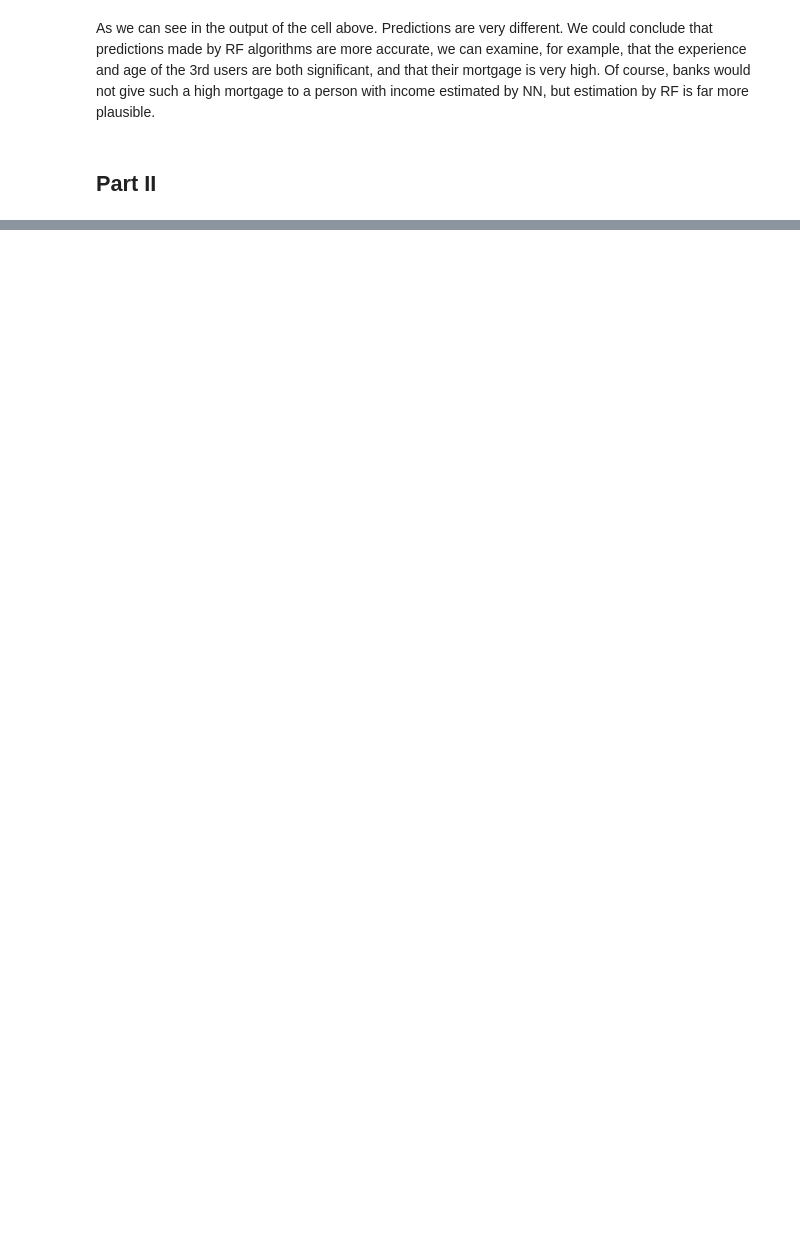
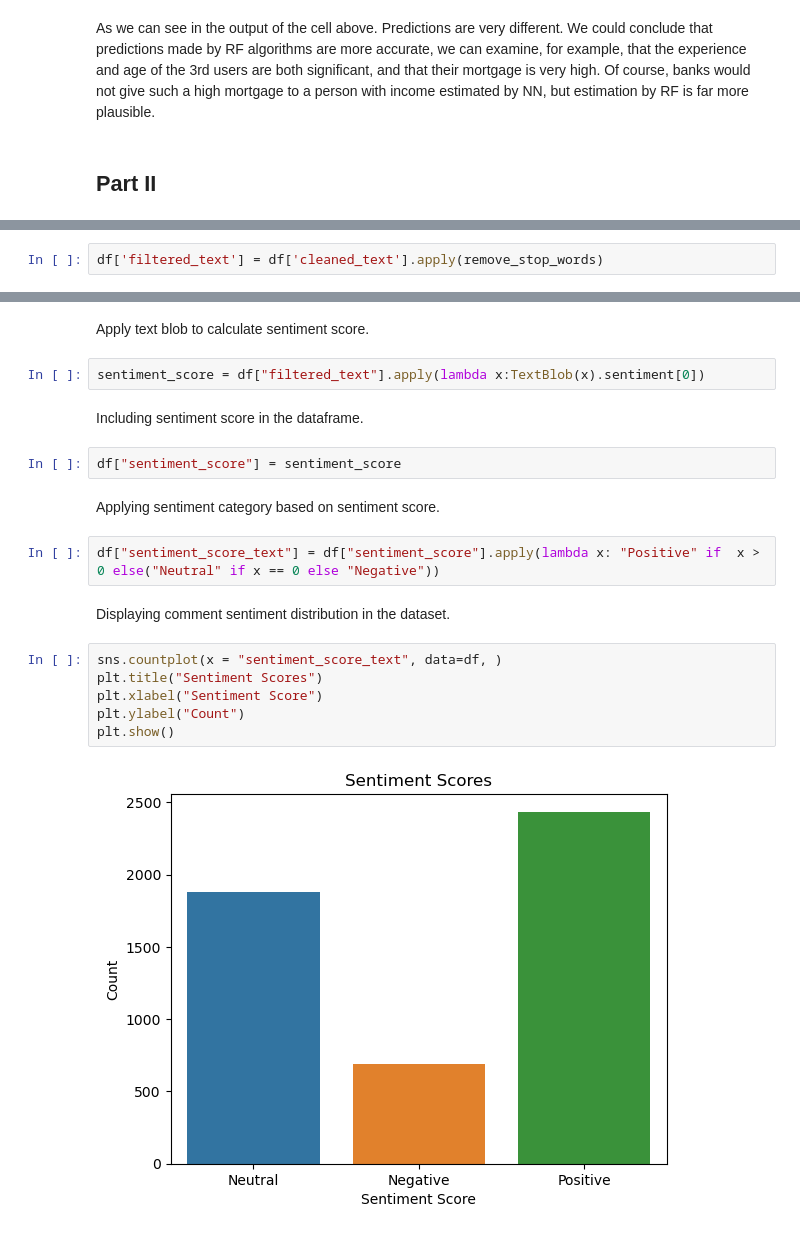
Before and after one commit to 2020358/ml_ca2, a Jupyter notebook: Robert_Szlufik_ML_CA2.ipynb, the cells around one changed output, grey strips where cells are left out. Drawn from its saved outputs; the diff is of its cells as text; blank space fills up the shorter version.

```diff
--- a/Robert_Szlufik_ML_CA2.ipynb
+++ b/Robert_Szlufik_ML_CA2.ipynb
@@ -567,0 +627,2 @@ As we can see in the output of the cell above. Predictions are very different. W
+# %%
+df['filtered_text'] = df['cleaned_text'].apply(remove_stop_words)
@@ -567,0 +645,22 @@ As we can see in the output of the cell above. Predictions are very different. W
+# %% [markdown]
+Apply text blob to calculate sentiment score.
+# %%
+sentiment_score = df["filtered_text"].apply(lambda x:TextBlob(x).sentiment[0])
+# %% [markdown]
+Including sentiment score in the dataframe.
+# %%
+df["sentiment_score"] = sentiment_score
+# %% [markdown]
+Applying sentiment category based on sentiment score.
+# %%
+df["sentiment_score_text"] = df["sentiment_score"].apply(lambda x: "Positive" if  x > 0 else("Neutral" if x == 0 else "Negative"))
+# %% [markdown]
+Displaying comment sentiment distribution in the dataset.
+# %%
+sns.countplot(x = "sentiment_score_text", data=df, )
+plt.title("Sentiment Scores")
+plt.xlabel("Sentiment Score")
+plt.ylabel("Count")
+plt.show()
+# %% [output]
+[figure, added]
```
Also changed, not shown: parts of 32 cells of this notebook, 1 other file.
